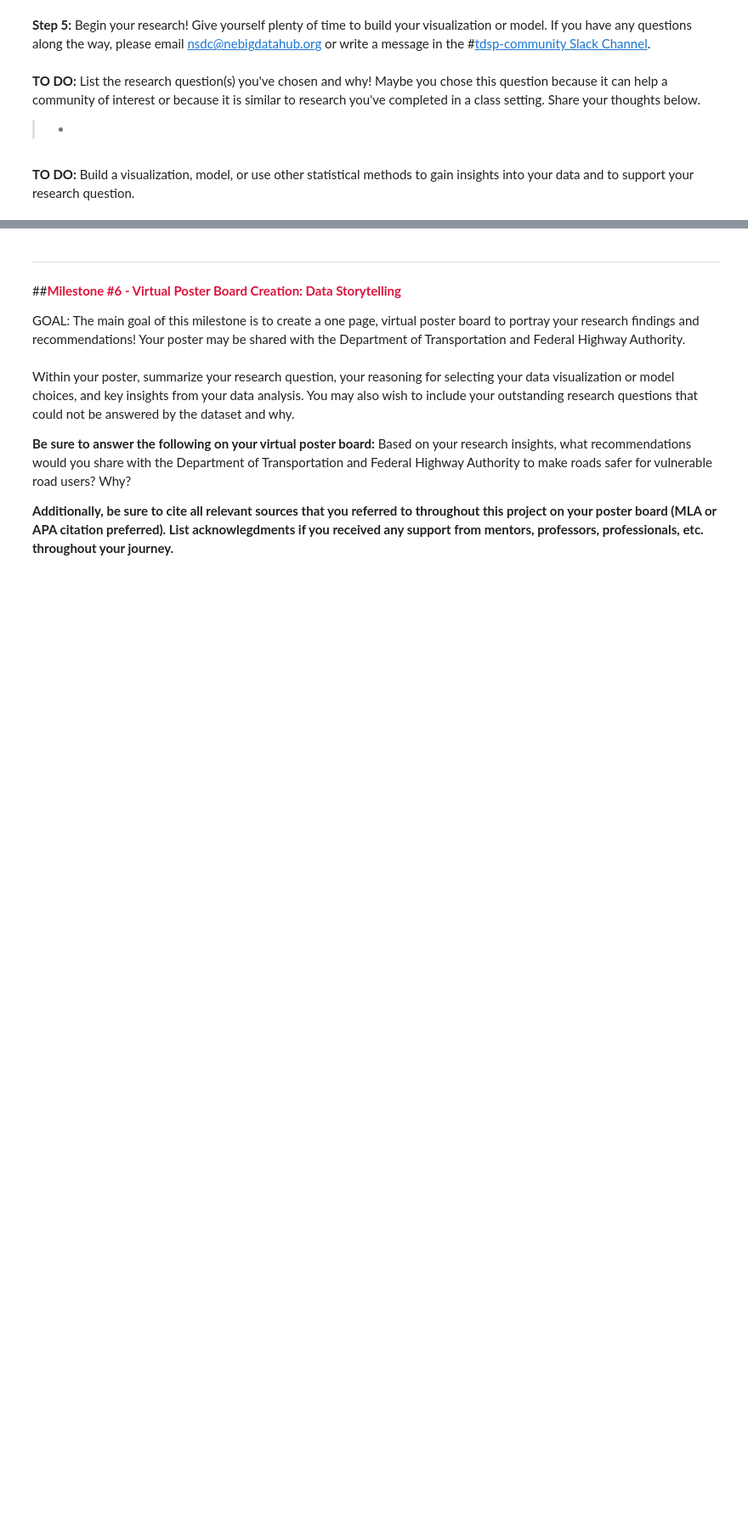
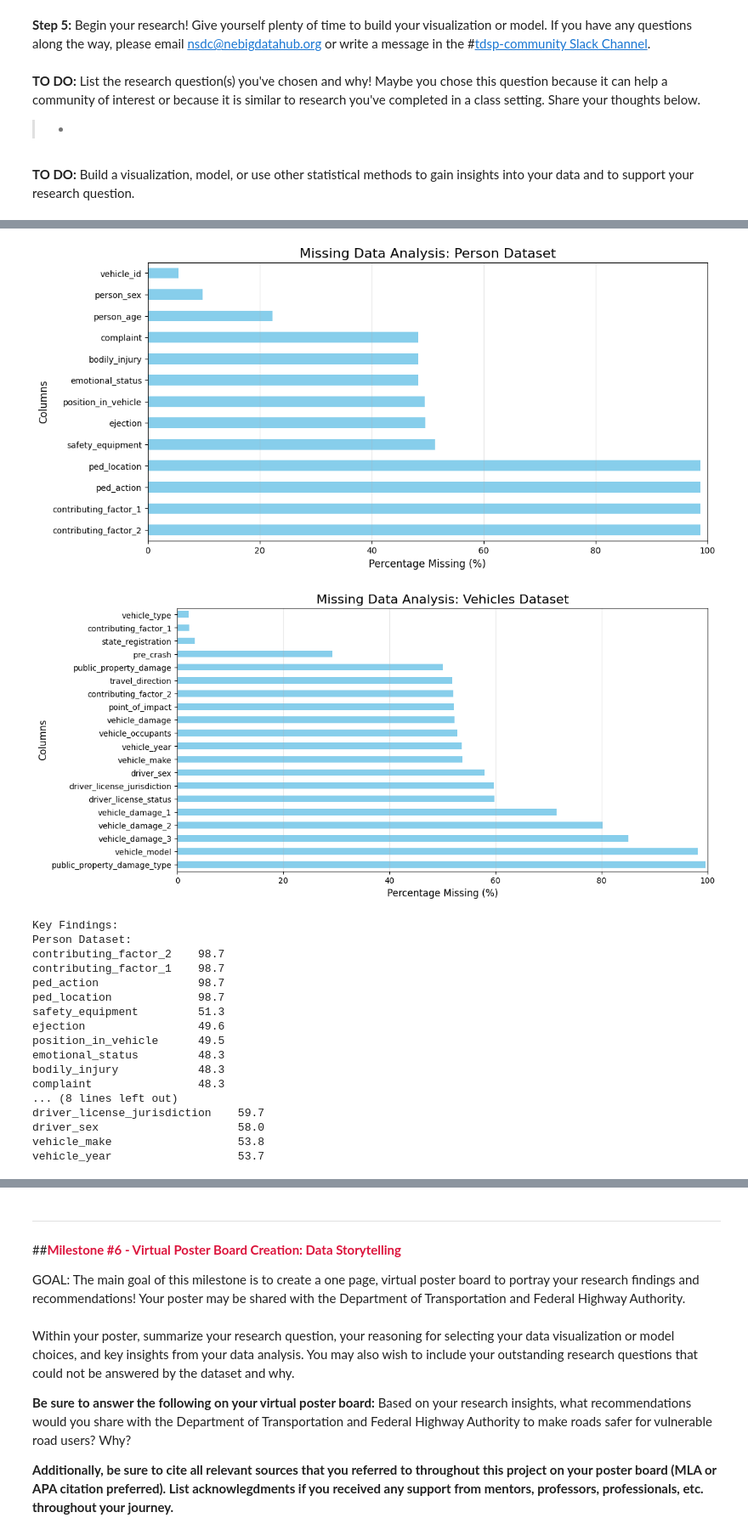
Before and after one commit to Raswanth-Prasath/TDSP, a Jupyter notebook: EXPLORER_ACCELERATOR_Transportation_Data_Science_Project_(TDSP).ipynb, the cells around one changed output, grey strips where cells are left out. Shown at 85% size. Cells and saved outputs as stored; diff of their text form; code cells hidden in the pictures; blank space fills up the shorter version.

```diff
--- a/EXPLORER_ACCELERATOR_Transportation_Data_Science_Project_(TDSP).ipynb
+++ b/EXPLORER_ACCELERATOR_Transportation_Data_Science_Project_(TDSP).ipynb
@@ -922,0 +930,13 @@ KeyError: "'heatmap' is not a known colormap name"
+# %%
+# Load data with explicit validation
+person_url = "https://data.cityofnewyork.us/resource/f55k-p6yu.csv?$limit=5582565"
+vehicles_url = "https://data.cityofnewyork.us/resource/bm4k-52h4.csv?$limit=4317143"
+
+person = pd.read_csv(person_url, low_memory=False)
+vehicles = pd.read_csv(vehicles_url, low_memory=False)
+
+print(f"Person data shape: {person.shape}")
+print(f"Vehicles data shape: {vehicles.shape}")
+
+print(person.head().to_string())
+print(vehicles.head().to_string())
@@ -922,0 +958,62 @@ KeyError: "'heatmap' is not a known colormap name"
+# %%
+import pandas as pd
+import matplotlib.pyplot as plt
+
+def analyze_missing_data(url, dataset_name):
+    """Analyze and visualize missing data in a dataset"""
+    try:
+        # Load data with error handling
+        df = pd.read_csv(url, nrows=100000)  # Limit to first 100k rows
+
+        # Calculate missing percentages
+        missing = df.isna().mean().sort_values(ascending=False) * 100
+        missing = missing[missing > 0]
+
+        # Plot
+        plt.figure(figsize=(12, 6))
+        missing.plot(kind='barh', color='skyblue')
+        plt.title(f'Missing Data Analysis: {dataset_name}', fontsize=16)
+        plt.xlabel('Percentage Missing (%)', fontsize=12)
+        plt.ylabel('Columns', fontsize=12)
+        plt.xlim(0, 100)
+        plt.grid(axis='x', alpha=0.3)
+        plt.show()
+
+        return missing
+
+    except Exception as e:
+        print(f"Error analyzing {dataset_name}: {str(e)}")
+        return None
+
+# Analyze Person dataset
+person_missing = analyze_missing_data(person_url, "Person Dataset")
+
+# Analyze Vehicles dataset
+vehicles_missing = analyze_missing_data(vehicles_url, "Vehicles Dataset")
+
+# Display key findings
+print("\nKey Findings:")
+print("Person Dataset:")
+print(person_missing.head(10).to_string())
+print("\nVehicles Dataset:")
+print(vehicles_missing.head(10).to_string())
+# %% [output]
+[figure, added]
+[figure, added]
+Key Findings:
+Person Dataset:
+contributing_factor_2    98.7
+contributing_factor_1    98.7
+ped_action               98.7
+ped_location             98.7
+safety_equipment         51.3
+ejection                 49.6
+position_in_vehicle      49.5
+emotional_status         48.3
+bodily_injury            48.3
+complaint                48.3
+... (8 lines left out)
+driver_license_jurisdiction    59.7
+driver_sex                     58.0
+vehicle_make                   53.8
+vehicle_year                   53.7
```
Also changed, not shown: parts of 12 cells of this notebook.
